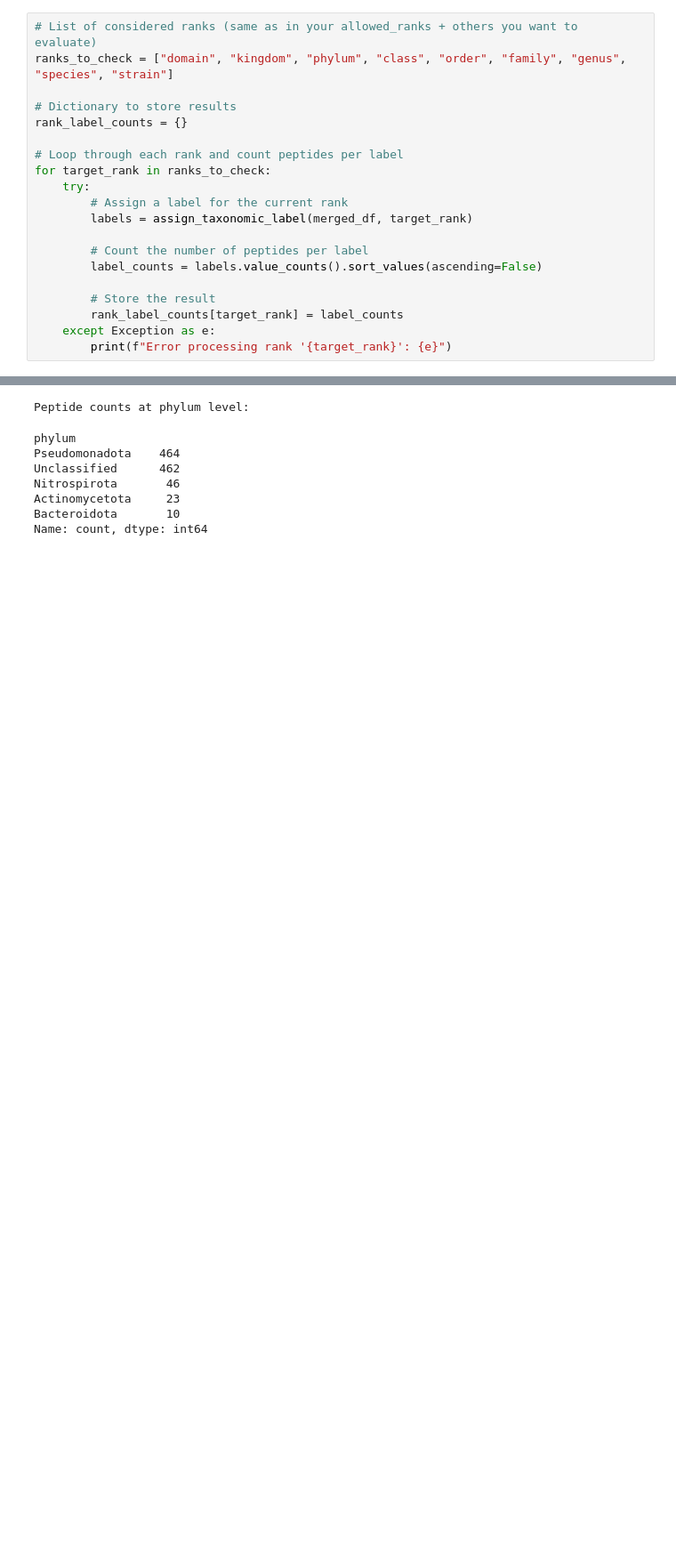
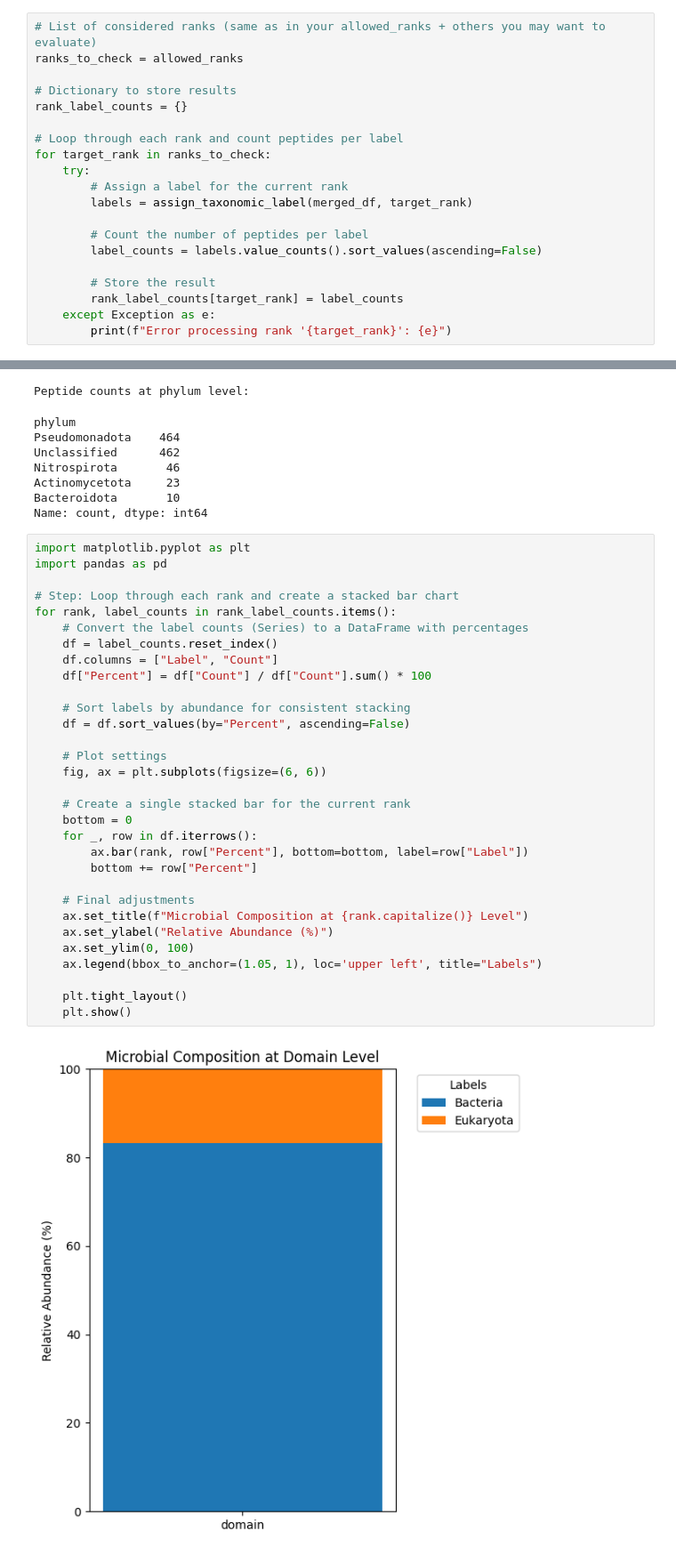
Before and after one commit to Asciilator/Peptide_identification_with_custom_database, a Jupyter notebook: pipeline_algorithm.ipynb, the cells around one changed output, grey strips where cells are left out. Shown: that part at 89% size. Cells and saved outputs as stored; diff of their text form; blank space fills up the shorter version.

Commit message:
Identified the microbial community composition for each rank level considered

```diff
--- a/pipeline_algorithm.ipynb
+++ b/pipeline_algorithm.ipynb
@@ -490,8 +496,8 @@ def assign_taxonomic_label(df: pd.DataFrame, target_rank: str) -> pd.Series:
 
     return df[target_rank].fillna("Unclassified").replace("NA", "Unclassified")
 # %%
-# List of considered ranks (same as in your allowed_ranks + others you want to evaluate)
-ranks_to_check = ["domain", "kingdom", "phylum", "class", "order", "family", "genus", "species", "strain"]
+# List of considered ranks (same as in your allowed_ranks + others you may want to evaluate)
+ranks_to_check = allowed_ranks
 
 # Dictionary to store results
 rank_label_counts = {}
@@ -522,3 +528,36 @@ Nitrospirota       46
 Actinomycetota     23
 Bacteroidota       10
 Name: count, dtype: int64
+# %%
+import matplotlib.pyplot as plt
+import pandas as pd
+
+# Step: Loop through each rank and create a stacked bar chart
+for rank, label_counts in rank_label_counts.items():
+    # Convert the label counts (Series) to a DataFrame with percentages
+    df = label_counts.reset_index()
+    df.columns = ["Label", "Count"]
+    df["Percent"] = df["Count"] / df["Count"].sum() * 100
+
+    # Sort labels by abundance for consistent stacking
+    df = df.sort_values(by="Percent", ascending=False)
+
+    # Plot settings
+    fig, ax = plt.subplots(figsize=(6, 6))
+
+    # Create a single stacked bar for the current rank
+    bottom = 0
+    for _, row in df.iterrows():
+        ax.bar(rank, row["Percent"], bottom=bottom, label=row["Label"])
+        bottom += row["Percent"]
+
+    # Final adjustments
+    ax.set_title(f"Microbial Composition at {rank.capitalize()} Level")
+    ax.set_ylabel("Relative Abundance (%)")
+    ax.set_ylim(0, 100)
+    ax.legend(bbox_to_anchor=(1.05, 1), loc='upper left', title="Labels")
+
+    plt.tight_layout()
+    plt.show()
+# %% [output]
+[figure, added]
```
Also changed, not shown: parts of 3 cells of this notebook.
